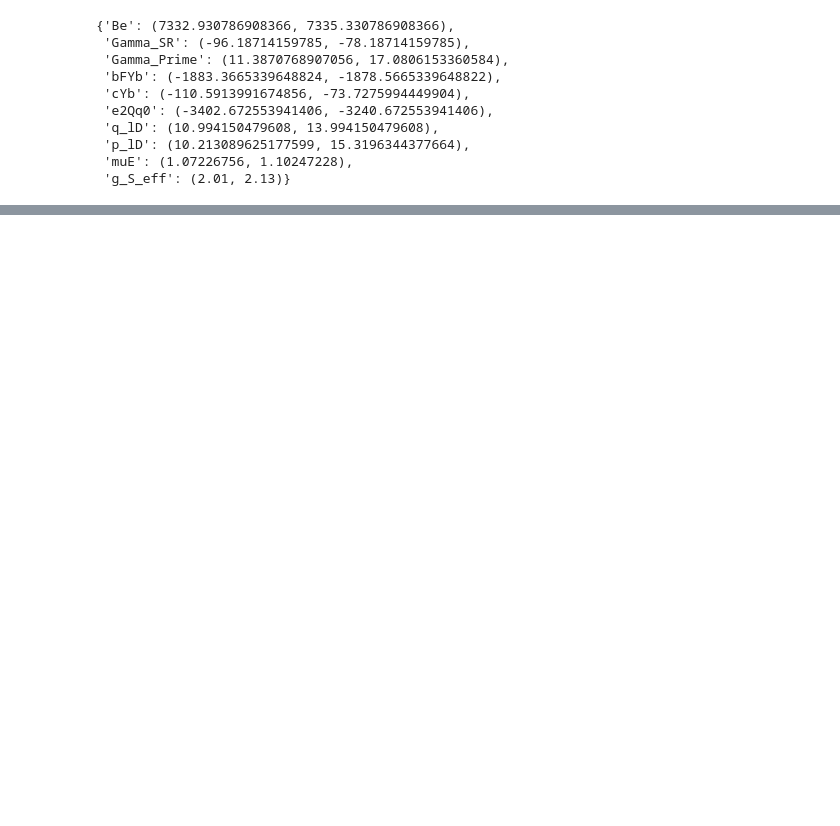
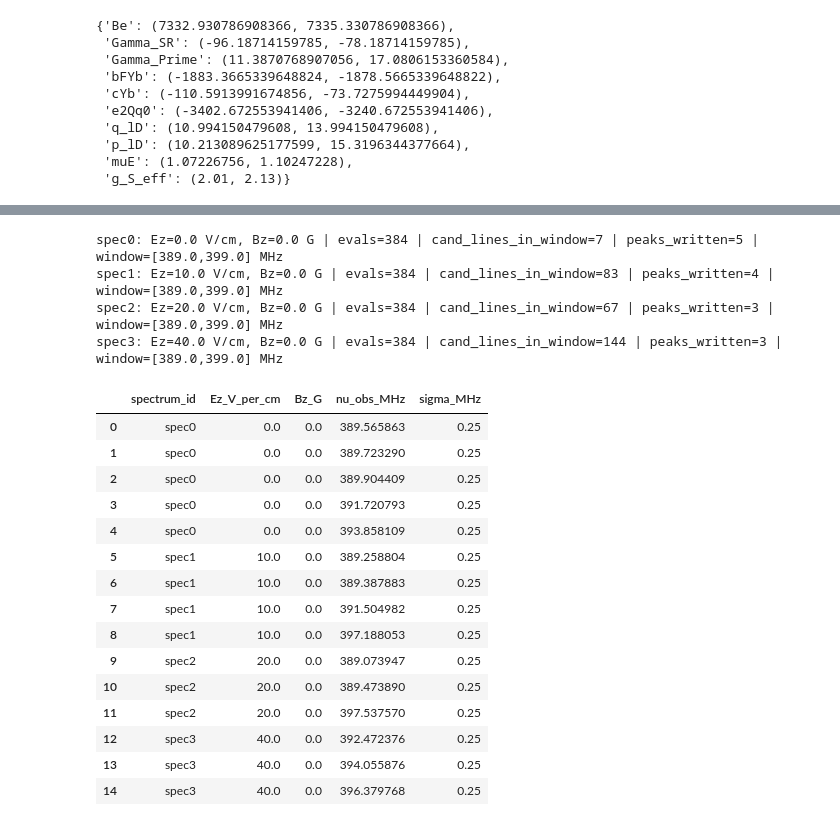
Before and after one commit to YuikiTakahashi/Molecule_spectrum_prediction, a Jupyter notebook: 173_prediction_Nov2025.ipynb, the cells around one changed output, grey strips where cells are left out. Drawn from its saved outputs; the diff is of its cells as text; code cells hidden in the pictures; blank space fills up the shorter version.

```diff
--- a/173_prediction_Nov2025.ipynb
+++ b/173_prediction_Nov2025.ipynb
@@ -1644,8 +1660,8 @@ def get_evals(state, Ez, Bz, method="torch"):
 
 def predict_lines_from_levels(evals,
                              n_levels=120,
-                             fmin=300.0,
-                             fmax=400.0,
+                             fmin=389.0,
+                             fmax=399.0,
                              max_lines=50000,
                              seed=0):
     """
@@ -1678,8 +1694,8 @@ def predict_lines_from_levels(evals,
     return diffs.astype(float)
 
 def make_fake_experiment_in_window(lines,
-                                   nu_min=300.0,
-                                   nu_max=400.0,
+                                   nu_min=389.0,
+                                   nu_max=399.0,
                                    n_keep_min=5,
                                    n_keep_max=10,
                                    sigma_MHz=0.25,
@@ -1727,8 +1743,8 @@ def generate_synthetic_peaks_csv_windowed(state,
                                          output_csv="synthetic_peaks.csv",
                                          method="torch",
                                          # window constraints
-                                         window_min=300.0,
-                                         window_max=400.0,
+                                         window_min=389.0,
+                                         window_max=399.0,
                                          # eigenlevel sampling
                                          n_levels_start=120,
                                          n_levels_max=600,
@@ -1805,37 +1821,58 @@ def generate_synthetic_peaks_csv_windowed(state,
                 "sigma_MHz": float(sigma_MHz),
             })
 
     df = pd.DataFrame(rows).sort_values(["spectrum_id", "nu_obs_MHz"]).reset_index(drop=True)
     df.to_csv(output_csv, index=False)
     return df
 
 # ------------------- Example usage -------------------
 spectra_conditions = [
     ("spec0", 0.0, 0.0),
     ("spec1", 10.0, 0.0),
     ("spec2", 20.0, 0.0),
     ("spec3", 40.0, 0.0),
 ]
 
 df = generate_synthetic_peaks_csv_windowed(
     X010_173,
     spectra_conditions,
     output_csv="synthetic_peaks.csv",
     method="torch",
-    window_min=300.0,
-    window_max=400.0,
+    window_min=389.0,
+    window_max=399.0,
     n_levels_start=120,
     n_levels_max=600,
-    n_keep_min=5,
-    n_keep_max=10,
+    n_keep_min=2,
+    n_keep_max=5,
     sigma_MHz=0.25,
     spurious=1,          # set 0 for none
     seed_base=123,
     verbose=True,
 )
 
 df.head(20)
 # File "synthetic_peaks.csv" now has ~5–10 peaks per spectrum in 300–400 MHz.
+# %% [output]
+spec0: Ez=0.0 V/cm, Bz=0.0 G | evals=384 | cand_lines_in_window=7 | peaks_written=5 | window=[389.0,399.0] MHz
+spec1: Ez=10.0 V/cm, Bz=0.0 G | evals=384 | cand_lines_in_window=83 | peaks_written=4 | window=[389.0,399.0] MHz
+spec2: Ez=20.0 V/cm, Bz=0.0 G | evals=384 | cand_lines_in_window=67 | peaks_written=3 | window=[389.0,399.0] MHz
+spec3: Ez=40.0 V/cm, Bz=0.0 G | evals=384 | cand_lines_in_window=144 | peaks_written=3 | window=[389.0,399.0] MHz
+|  | spectrum_id | Ez_V_per_cm | Bz_G | nu_obs_MHz | sigma_MHz |
+| 0 | spec0 | 0.0 | 0.0 | 389.565863 | 0.25 |
+| 1 | spec0 | 0.0 | 0.0 | 389.723290 | 0.25 |
+| 2 | spec0 | 0.0 | 0.0 | 389.904409 | 0.25 |
+| 3 | spec0 | 0.0 | 0.0 | 391.720793 | 0.25 |
+| 4 | spec0 | 0.0 | 0.0 | 393.858109 | 0.25 |
+| 5 | spec1 | 10.0 | 0.0 | 389.258804 | 0.25 |
+| 6 | spec1 | 10.0 | 0.0 | 389.387883 | 0.25 |
+| 7 | spec1 | 10.0 | 0.0 | 391.504982 | 0.25 |
+| 8 | spec1 | 10.0 | 0.0 | 397.188053 | 0.25 |
+| 9 | spec2 | 20.0 | 0.0 | 389.073947 | 0.25 |
+| 10 | spec2 | 20.0 | 0.0 | 389.473890 | 0.25 |
+| 11 | spec2 | 20.0 | 0.0 | 397.537570 | 0.25 |
+| 12 | spec3 | 40.0 | 0.0 | 392.472376 | 0.25 |
+| 13 | spec3 | 40.0 | 0.0 | 394.055876 | 0.25 |
+| 14 | spec3 | 40.0 | 0.0 | 396.379768 | 0.25 |
 # %%
 # Compatibility wrapper: accept both "axis" positional and "freq_axis" keyword
 try:
```
Also changed, not shown: parts of 5 cells of this notebook, 6 other files.
